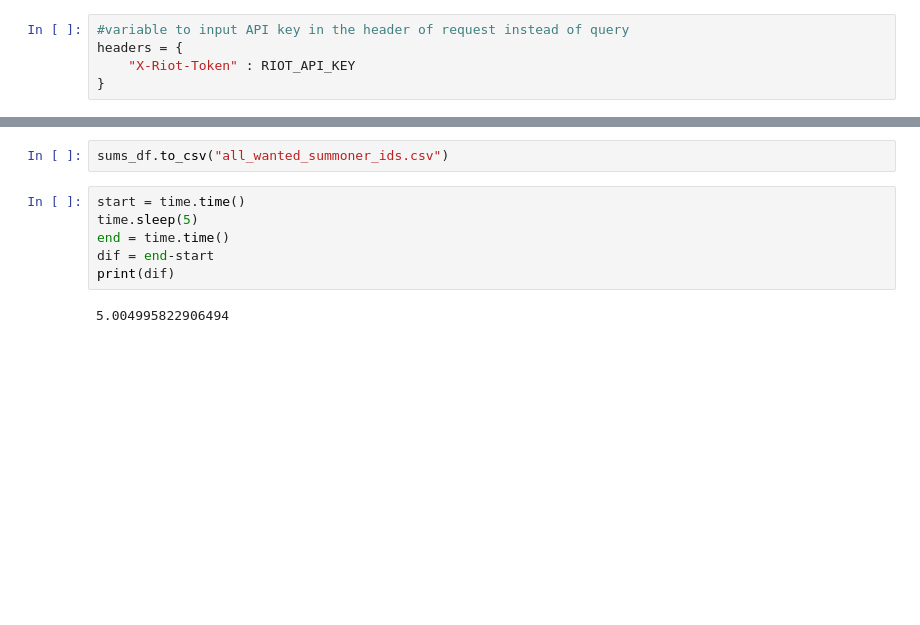
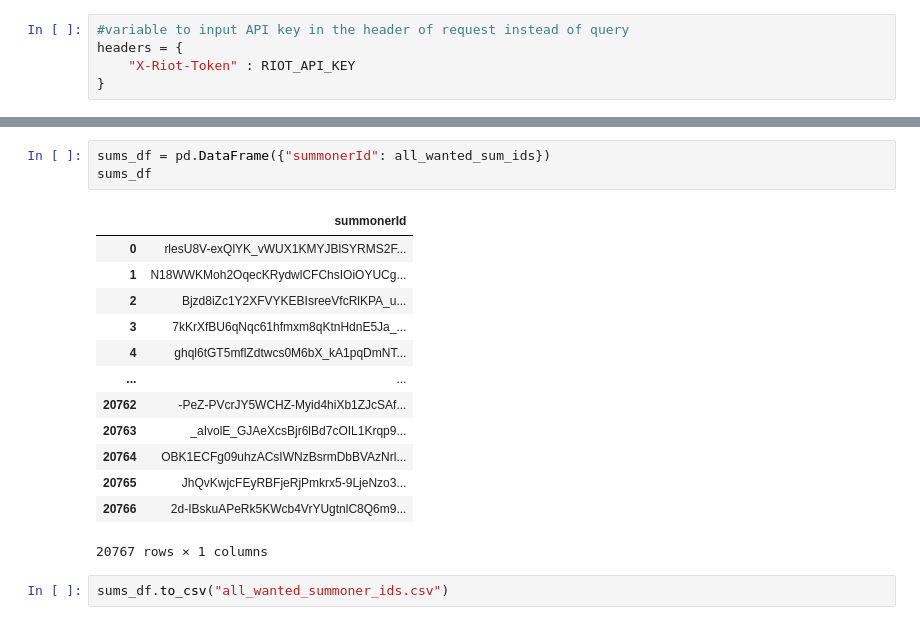
Before and after one commit to calebeurich/lol-helper, a Jupyter notebook: pull_all_sums.ipynb, the cells around one changed output, grey strips where cells are left out. Saved outputs shown, nothing was run; the diff lists cells and outputs as text; blank space fills up the shorter version.

```diff
--- a/pull_all_sums.ipynb
+++ b/pull_all_sums.ipynb
@@ -123,10 +131,19 @@ SSLError: HTTPSConnectionPool(host='na1.api.riotgames.com', port=443): Max retri
+# %%
+sums_df = pd.DataFrame({"summonerId": all_wanted_sum_ids})
+sums_df
+# %% [output]
+|  | summonerId |
+| 0 | rlesU8V-exQlYK_vWUX1KMYJBlSYRMS2F... |
+| 1 | N18WWKMoh2OqecKRydwlCFChsIOiOYUCg... |
+| 2 | Bjzd8iZc1Y2XFVYKEBIsreeVfcRlKPA_u... |
+| 3 | 7kKrXfBU6qNqc61hfmxm8qKtnHdnE5Ja_... |
+| 4 | ghql6tGT5mflZdtwcs0M6bX_kA1pqDmNT... |
+| ... | ... |
+| 20762 | -PeZ-PVcrJY5WCHZ-Myid4hiXb1ZJcSAf... |
+| 20763 | _aIvolE_GJAeXcsBjr6lBd7cOIL1Krqp9... |
+| 20764 | OBK1ECFg09uhzACsIWNzBsrmDbBVAzNrl... |
+| 20765 | JhQvKwjcFEyRBFjeRjPmkrx5-9LjeNzo3... |
+| 20766 | 2d-IBskuAPeRk5KWcb4VrYUgtnlC8Q6m9... |
+20767 rows × 1 columns
 # %%
 sums_df.to_csv("all_wanted_summoner_ids.csv")
-# %%
-start = time.time()
-time.sleep(5)
-end = time.time()
-dif = end-start
-print(dif)
-# %% [output]
-5.004995822906494
```
Also changed, not shown: parts of 2 cells of this notebook.
